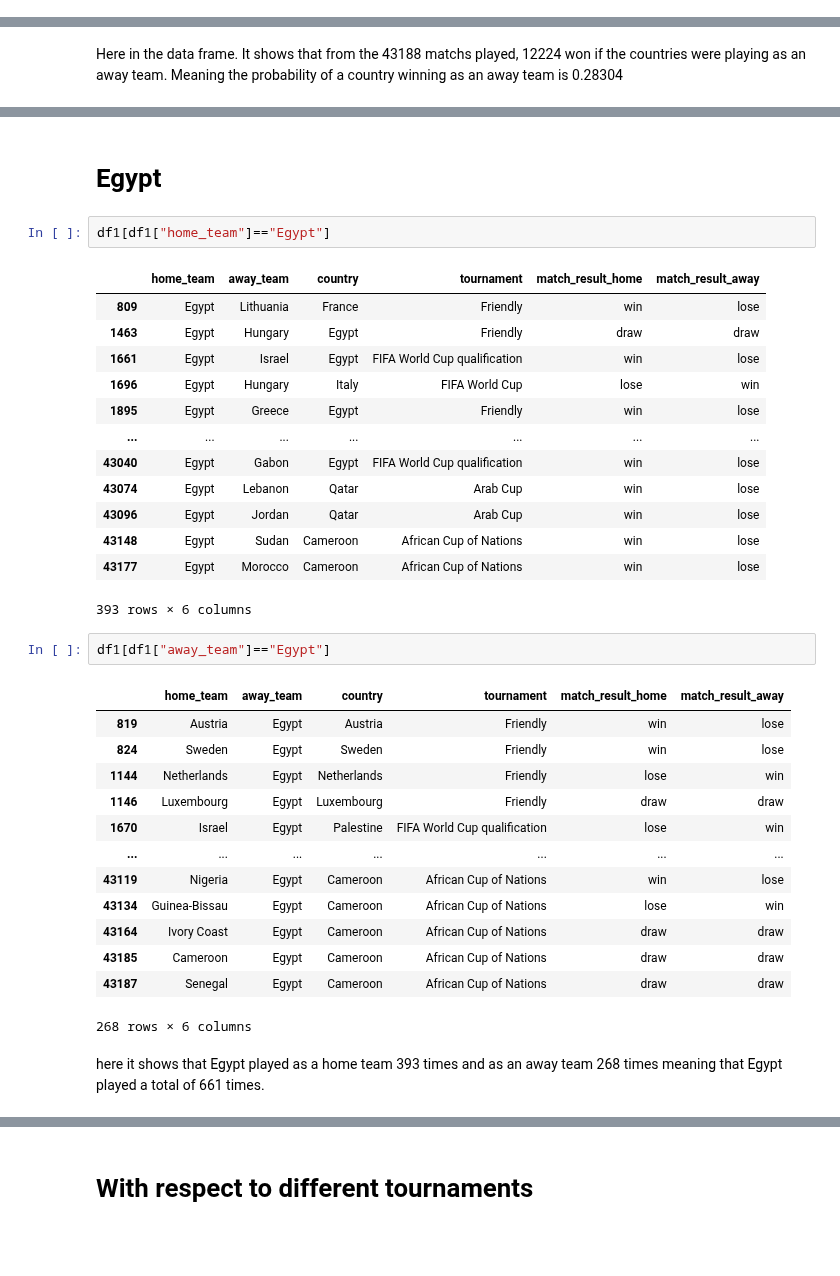
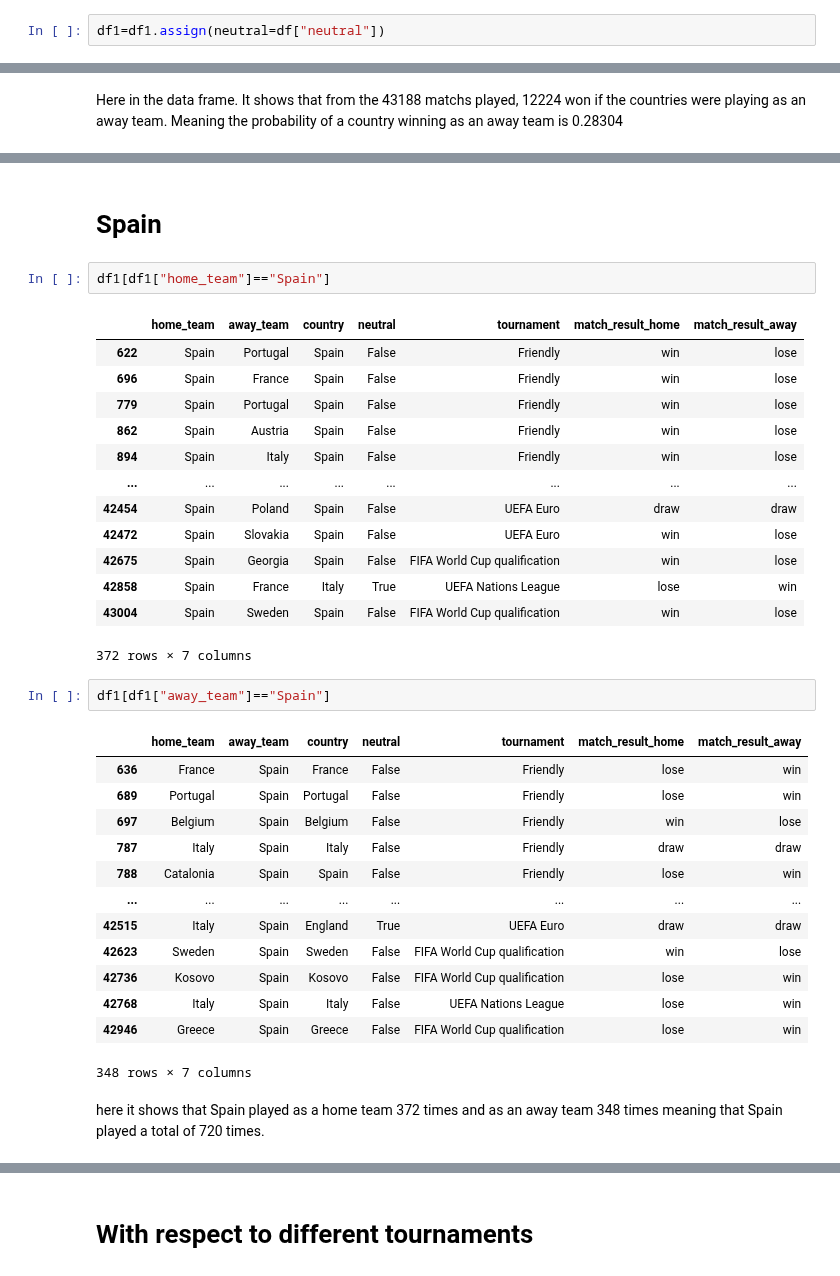
Before and after one commit to malouche/DSC2spring2022, a Jupyter notebook: Ali Baligh 900211718 assig 2.ipynb, the cells around one changed output, grey strips where cells are left out. Saved outputs shown, nothing was run; the diff lists cells and outputs as text; blank space fills up the shorter version.

```diff
--- a/Ali Baligh 900211718 assig 2.ipynb
+++ b/Ali Baligh 900211718 assig 2.ipynb
@@ -125,6 +127,8 @@ df1=pd.DataFrame(df.home_team)
 df1=df1.assign(away_team=df["away_team"])
 # %%
 df1=df1.assign(country=df["country"])
+# %%
+df1=df1.assign(neutral=df["neutral"])
 # %%
 df1=df1.assign(tournament=df["tournament"])
 # %%
@@ -198,37 +287,37 @@ Here in the data frame. It shows that from the 43188 matchs played, 12224 won if
 # %% [markdown]
-# Egypt
+# Spain
 # %%
-df1[df1["home_team"]=="Egypt"]
+df1[df1["home_team"]=="Spain"]
 # %% [output]
-|  | home_team | away_team | country | tournament | match_result_home | match_result_away |
-| 809 | Egypt | Lithuania | France | Friendly | win | lose |
-| 1463 | Egypt | Hungary | Egypt | Friendly | draw | draw |
-| 1661 | Egypt | Israel | Egypt | FIFA World Cup qualification | win | lose |
-| 1696 | Egypt | Hungary | Italy | FIFA World Cup | lose | win |
-| 1895 | Egypt | Greece | Egypt | Friendly | win | lose |
-| ... | ... | ... | ... | ... | ... | ... |
-| 43040 | Egypt | Gabon | Egypt | FIFA World Cup qualification | win | lose |
-| 43074 | Egypt | Lebanon | Qatar | Arab Cup | win | lose |
-| 43096 | Egypt | Jordan | Qatar | Arab Cup | win | lose |
-| 43148 | Egypt | Sudan | Cameroon | African Cup of Nations | win | lose |
-| 43177 | Egypt | Morocco | Cameroon | African Cup of Nations | win | lose |
+|  | home_team | away_team | country | neutral | tournament | match_result_home | match_result_away |
+| 622 | Spain | Portugal | Spain | False | Friendly | win | lose |
+| 696 | Spain | France | Spain | False | Friendly | win | lose |
+| 779 | Spain | Portugal | Spain | False | Friendly | win | lose |
+| 862 | Spain | Austria | Spain | False | Friendly | win | lose |
+| 894 | Spain | Italy | Spain | False | Friendly | win | lose |
+| ... | ... | ... | ... | ... | ... | ... | ... |
+| 42454 | Spain | Poland | Spain | False | UEFA Euro | draw | draw |
+| 42472 | Spain | Slovakia | Spain | False | UEFA Euro | win | lose |
+| 42675 | Spain | Georgia | Spain | False | FIFA World Cup qualification | win | lose |
+| 42858 | Spain | France | Italy | True | UEFA Nations League | lose | win |
+| 43004 | Spain | Sweden | Spain | False | FIFA World Cup qualification | win | lose |
-393 rows × 6 columns
+372 rows × 7 columns
 # %%
-df1[df1["away_team"]=="Egypt"]
+df1[df1["away_team"]=="Spain"]
 # %% [output]
-|  | home_team | away_team | country | tournament | match_result_home | match_result_away |
-| 819 | Austria | Egypt | Austria | Friendly | win | lose |
-| 824 | Sweden | Egypt | Sweden | Friendly | win | lose |
-| 1144 | Netherlands | Egypt | Netherlands | Friendly | lose | win |
-| 1146 | Luxembourg | Egypt | Luxembourg | Friendly | draw | draw |
-| 1670 | Israel | Egypt | Palestine | FIFA World Cup qualification | lose | win |
-| ... | ... | ... | ... | ... | ... | ... |
-| 43119 | Nigeria | Egypt | Cameroon | African Cup of Nations | win | lose |
-| 43134 | Guinea-Bissau | Egypt | Cameroon | African Cup of Nations | lose | win |
-| 43164 | Ivory Coast | Egypt | Cameroon | African Cup of Nations | draw | draw |
-| 43185 | Cameroon | Egypt | Cameroon | African Cup of Nations | draw | draw |
-| 43187 | Senegal | Egypt | Cameroon | African Cup of Nations | draw | draw |
+|  | home_team | away_team | country | neutral | tournament | match_result_home | match_result_away |
+| 636 | France | Spain | France | False | Friendly | lose | win |
+| 689 | Portugal | Spain | Portugal | False | Friendly | lose | win |
+| 697 | Belgium | Spain | Belgium | False | Friendly | win | lose |
+| 787 | Italy | Spain | Italy | False | Friendly | draw | draw |
+| 788 | Catalonia | Spain | Spain | False | Friendly | lose | win |
+| ... | ... | ... | ... | ... | ... | ... | ... |
+| 42515 | Italy | Spain | England | True | UEFA Euro | draw | draw |
+| 42623 | Sweden | Spain | Sweden | False | FIFA World Cup qualification | win | lose |
+| 42736 | Kosovo | Spain | Kosovo | False | FIFA World Cup qualification | lose | win |
+| 42768 | Italy | Spain | Italy | False | UEFA Nations League | lose | win |
+| 42946 | Greece | Spain | Greece | False | FIFA World Cup qualification | lose | win |
-268 rows × 6 columns
+348 rows × 7 columns
 # %% [markdown]
-here it shows that Egypt played as a home team 393 times and as an away team 268 times meaning that Egypt played a total of 661 times.
+here it shows that Spain played as a home team 372 times and as an away team 348 times meaning that Spain played a total of 720 times.
 # %%
```
Also changed, not shown: parts of 122 cells of this notebook.
